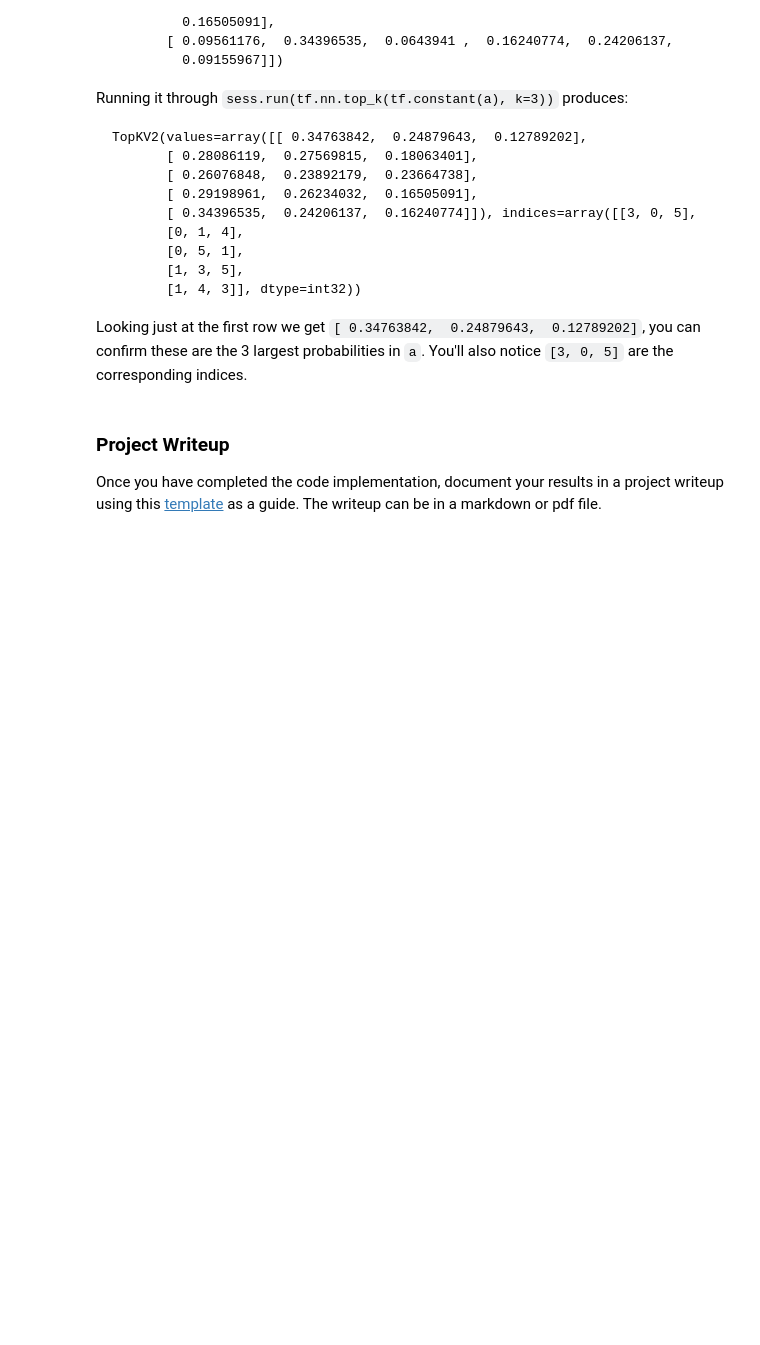
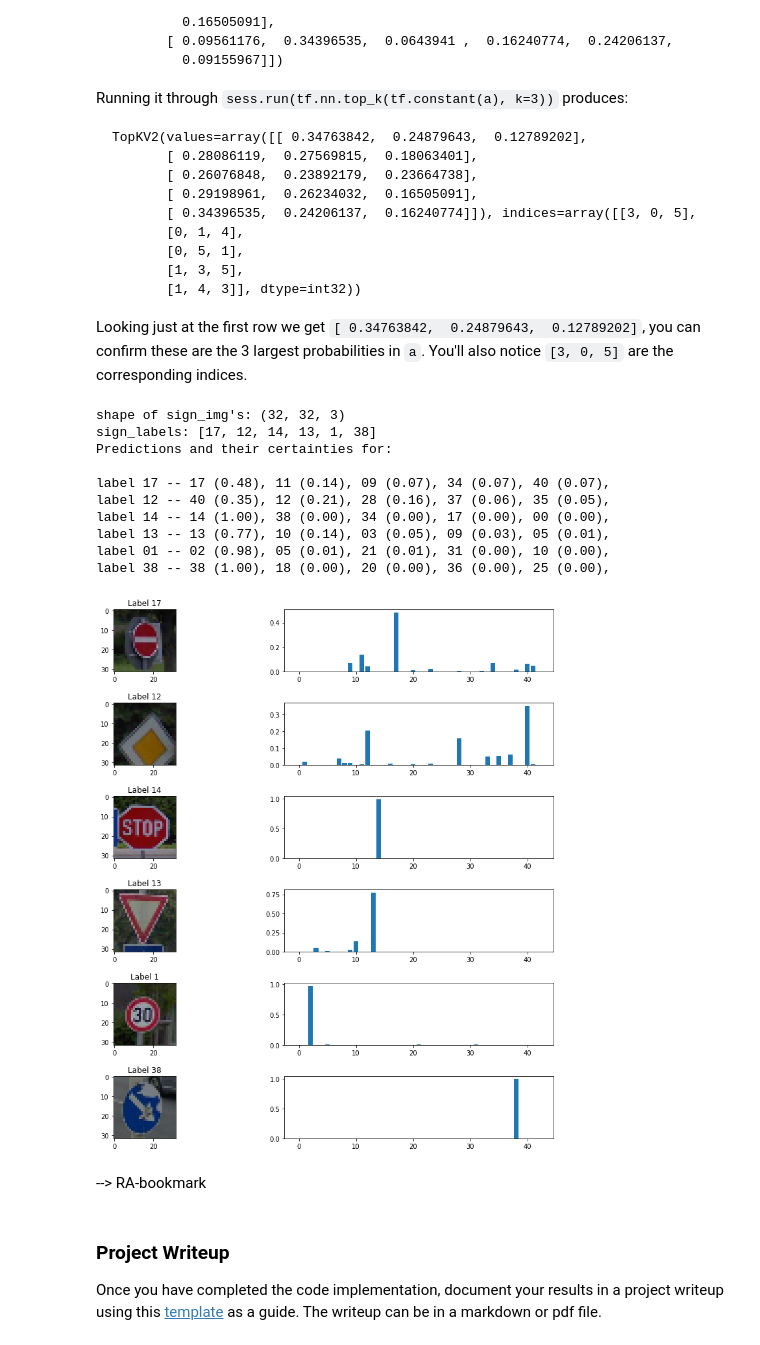
Before and after one commit to BusAI-Self-Driving-Car/Udacity-Self-Driving-Car-Engineer-Nanodegree, a Jupyter notebook: Term1-proj2-Traffic-Sign-Classifier/Traffic_Sign_Classifier.ipynb, the cells around one changed output. Saved outputs shown, nothing was run; the diff lists cells and outputs as text; code cells hidden in the pictures; blank space fills up the shorter version.

```diff
--- a/Term1-proj2-Traffic-Sign-Classifier/Traffic_Sign_Classifier.ipynb
+++ b/Term1-proj2-Traffic-Sign-Classifier/Traffic_Sign_Classifier.ipynb
@@ -535,21 +563,19 @@ Go to <a href=#bookmark>my bookmark</a>
 ### Run the predictions here and use the model to output the prediction for each image.
 ### Make sure to pre-process the images with the same pre-processing pipeline used earlier.
 ### Feel free to use as many code cells as needed.
-sign_imgs = preprocess_images(sign_imgs, do_rgb2gray=True)
-#visualize_images(sign_imgs, sign_labels, color_map='gray')
+preproc_sign_imgs = preprocess_images(sign_imgs, do_rgb2gray=True)
+# display_sign_imgs(preproc_sign_imgs, sign_labels, color_map='gray')
 
 with tf.Session() as sess:
     saver.restore(sess, tf.train.latest_checkpoint('.'))
 
     # predict on unseen images
-    prediction = np.argmax(np.array(sess.run(logits, feed_dict={x: sign_imgs, keep_prob: 1.0})), axis=1)
+    prediction = np.argmax(np.array(sess.run(logits, feed_dict={x: preproc_sign_imgs, keep_prob: 1.0})), axis=1)
 
 
 print("\n")
 for i, pred in enumerate(prediction):
-    print('Image {} - Actual = {:02d}, Predicted = {:02d}'.format(i, sign_labels[i], pred))
-
-print('> Model accuracy: {:.02f}'.format(np.sum(sign_labels==prediction)/len(sign_labels)))
+    print('Image{} Actual label -->{:02d}, {:02d}<--Prediction'.format(i, sign_labels[i], pred))
 # %% [output]
 Image data shape(before grayscaling) = (6, 32, 32, 3)
 Image data shape(after grayscaling) = (6, 32, 32, 1)
@@ -616,3 +641,59 @@ Looking just at the first row we get `[ 0.34763842,  0.24879643,  0.12789202]`,
+# %%
+### Print out the top five softmax probabilities for the predictions on the German traffic sign images found on the web.
+### Feel free to use as many code cells as needed.
+softmax_logits = tf.nn.softmax(logits)
+
+K=5
+top_k = tf.nn.top_k(softmax_logits, k=K)
+
+with tf.Session() as sess:
+    sess.run(tf.global_variables_initializer())
+
+    saver.restore(sess, tf.train.latest_checkpoint('.'))
+
+    softmax_logits = sess.run(softmax_logits, feed_dict={x: preproc_sign_imgs, keep_prob: 1.0})
+    top_k = sess.run(top_k, feed_dict={x: preproc_sign_imgs, keep_prob: 1.0})
+
+n_imgs = len(sign_imgs)
+print("shape of sign_img's: {}".format(sign_imgs[0].shape))
+print("sign_labels: {}".format(sign_labels))
+
+print('Predictions and their certainties for:')
+# print top 5 predictions
+for i in range(len(sign_imgs)):
+    print()
+    print('label {:02d} -- '.format(sign_labels[i]), end='')
+    for k in range(K):
+        top_c = top_k[1][i][k]
+        print('{:02d} ({:.2f}), '.format(top_c, softmax_logits[i][top_c]), end='')
+
+fig, axarray = plt.subplots(n_imgs, 2, figsize=(15, 15))
+fig.subplots_adjust(hspace = 0.5, wspace=.02)
+for idx_img in range(n_imgs):
+    ax0 = axarray[idx_img, 0]
+    ax0.imshow(sign_imgs[idx_img].squeeze())
+    ax0.set_title('Label {}'.format(sign_labels[idx_img]))
+
+    ax1 = axarray[idx_img, 1]
+    ax1.bar(np.arange(n_classes), softmax_logits[idx_img])
+
+    plt.setp(ax.get_xticklabels(), visible=False)
+    plt.setp(ax.get_yticklabels(), visible=False)
+    ax.set_xticks([]), ax.set_yticks([])
+# %% [output]
+shape of sign_img's: (32, 32, 3)
+sign_labels: [17, 12, 14, 13, 1, 38]
+Predictions and their certainties for:
+
+label 17 -- 17 (0.48), 11 (0.14), 09 (0.07), 34 (0.07), 40 (0.07),
+label 12 -- 40 (0.35), 12 (0.21), 28 (0.16), 37 (0.06), 35 (0.05),
+label 14 -- 14 (1.00), 38 (0.00), 34 (0.00), 17 (0.00), 00 (0.00),
+label 13 -- 13 (0.77), 10 (0.14), 03 (0.05), 09 (0.03), 05 (0.01),
+label 01 -- 02 (0.98), 05 (0.01), 21 (0.01), 31 (0.00), 10 (0.00),
+label 38 -- 38 (1.00), 18 (0.00), 20 (0.00), 36 (0.00), 25 (0.00),
+[figure, added]
+# %% [markdown]
+--> RA-bookmark <a name='bookmark' />
 # %% [markdown]
 ### Project Writeup
 
```
Also changed, not shown: parts of 11 cells of this notebook, 3 other files.
